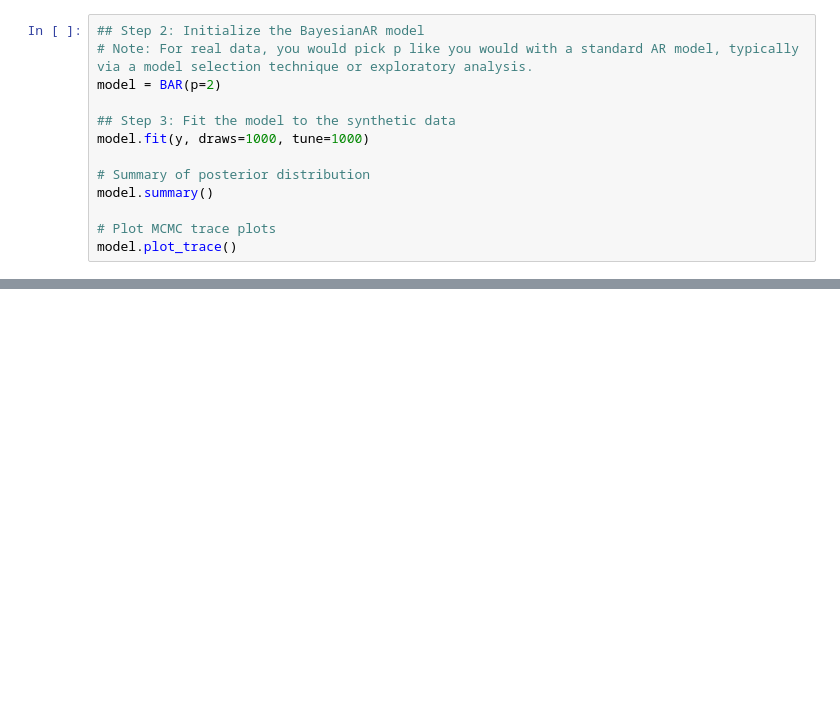
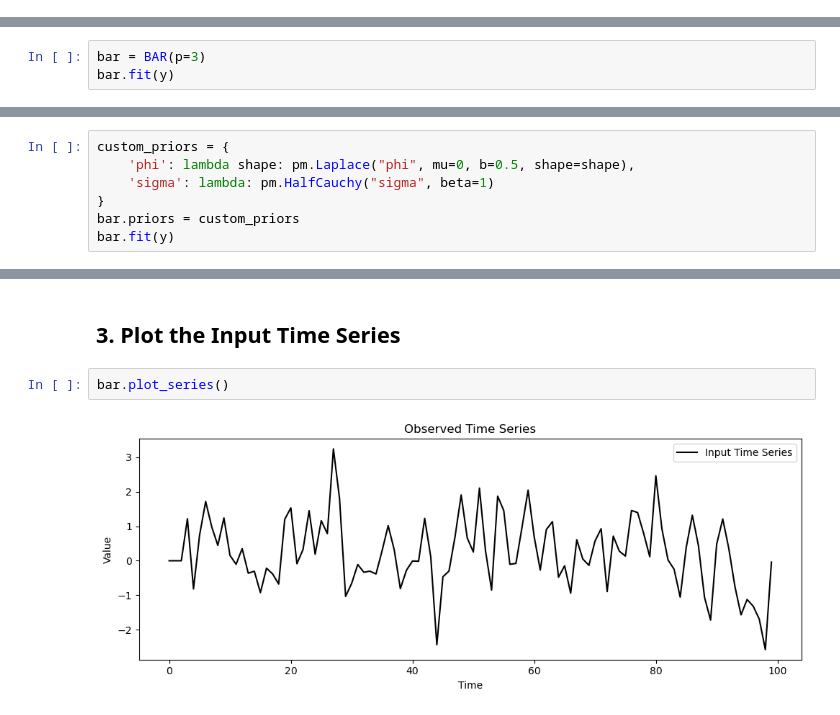
Before and after one commit to alexfaassen/STA2102_BAR, a Jupyter notebook: vignette.ipynb, the cells around one changed output, grey strips where cells are left out. Drawn from its saved outputs; the diff is of its cells as text; blank space fills up the shorter version.

```diff
--- a/vignette.ipynb
+++ b/vignette.ipynb
@@ -41,13 +38,0 @@ plt.show()
-# %%
-## Step 2: Initialize the BayesianAR model
-# Note: For real data, you would pick p like you would with a standard AR model, typically via a model selection technique or exploratory analysis.
-model = BAR(p=2)
-
-## Step 3: Fit the model to the synthetic data
-model.fit(y, draws=1000, tune=1000)
-
-# Summary of posterior distribution
-model.summary()
-
-# Plot MCMC trace plots
-model.plot_trace()
@@ -84,0 +41,3 @@ model.plot_forecast(steps=n_forecast, credible_interval=0.9)
+# %%
+bar = BAR(p=3)
+bar.fit(y)
@@ -84,0 +54,7 @@ model.plot_forecast(steps=n_forecast, credible_interval=0.9)
+# %%
+custom_priors = {
+    'phi': lambda shape: pm.Laplace("phi", mu=0, b=0.5, shape=shape),
+    'sigma': lambda: pm.HalfCauchy("sigma", beta=1)
+}
+bar.priors = custom_priors
+bar.fit(y)
@@ -84,0 +76,6 @@ model.plot_forecast(steps=n_forecast, credible_interval=0.9)
+# %% [markdown]
+## 3. Plot the Input Time Series
+# %%
+bar.plot_series()
+# %% [output]
+[figure, added]
```
Also changed, not shown: parts of 23 cells of this notebook, 2 other files.
